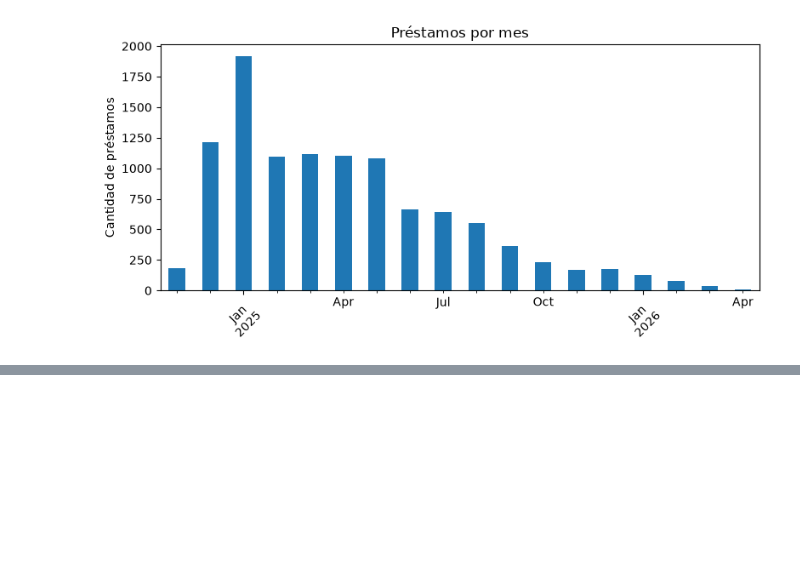
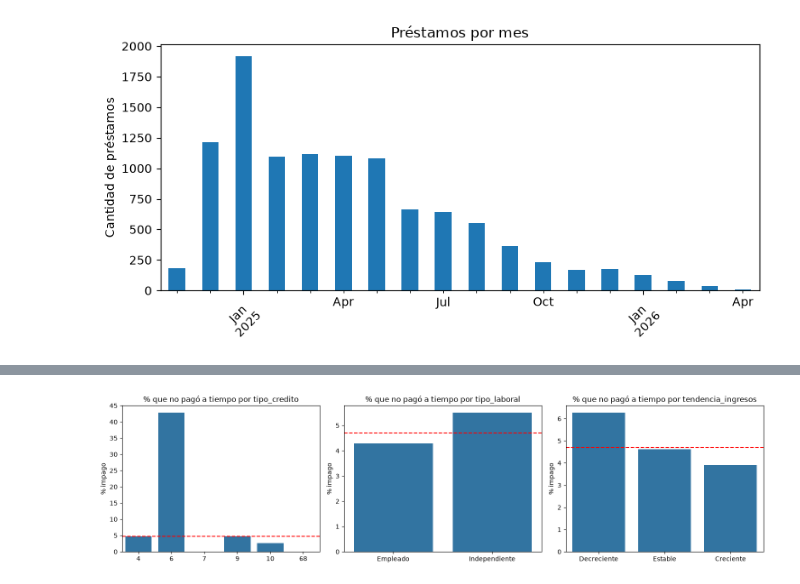
Before and after one commit to CarolinaLondono/mlops_repo_clondo-o, a Jupyter notebook: mlops_pipeline/comprension_eda.ipynb, the cells around one changed output, grey strips where cells are left out. Drawn from its saved outputs; the diff is of its cells as text; code cells hidden in the pictures; blank space fills up the shorter version.

```diff
--- a/mlops_pipeline/comprension_eda.ipynb
+++ b/mlops_pipeline/comprension_eda.ipynb
@@ -746,0 +806,14 @@ Freq: M, Name: count, dtype: int64
+# %%
+fig, axes = plt.subplots(1, 3, figsize=(15, 4))
+for ax, col in zip(axes, ["tipo_credito", "tipo_laboral", "tendencia_ingresos"]):
+    tasa = df.groupby(col, observed=True, dropna=False)["Pago_atiempo"].apply(
+        lambda s: (s.astype(int) == 0).mean() * 100)
+    sns.barplot(x=tasa.index.astype(str), y=tasa.values, ax=ax)
+    ax.axhline(4.7, color="red", linestyle="--")
+    ax.set_title(f"% que no pagó a tiempo por {col}")
+    ax.set_ylabel("% impago")
+    ax.set_xlabel("")
+plt.tight_layout()
+plt.show()
+# %% [output]
+[figure, added]
```
Also changed, not shown: parts of 10 cells of this notebook.
